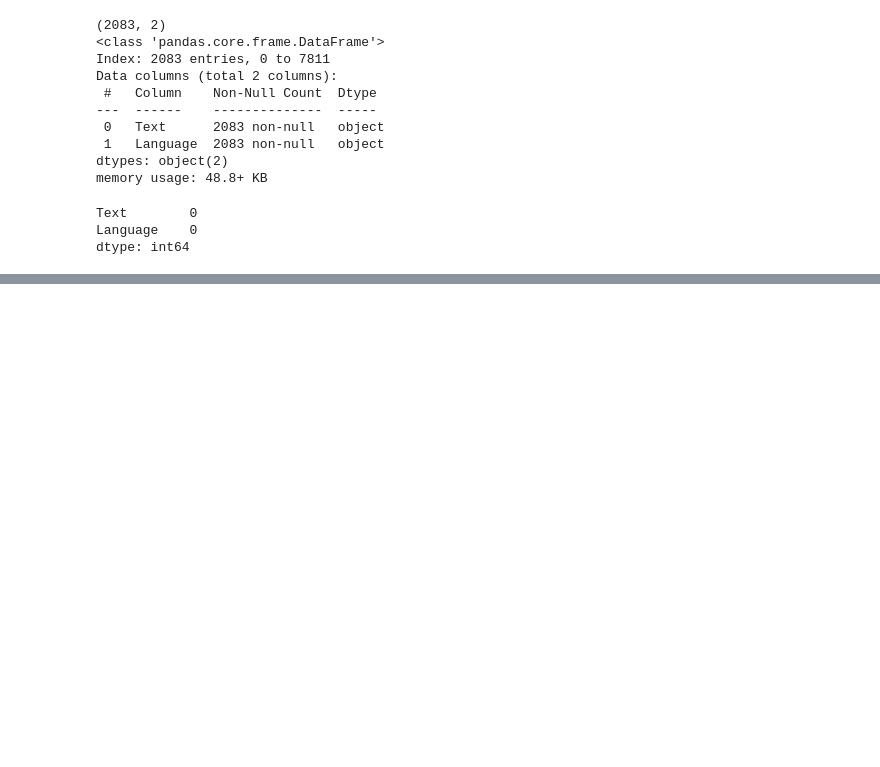
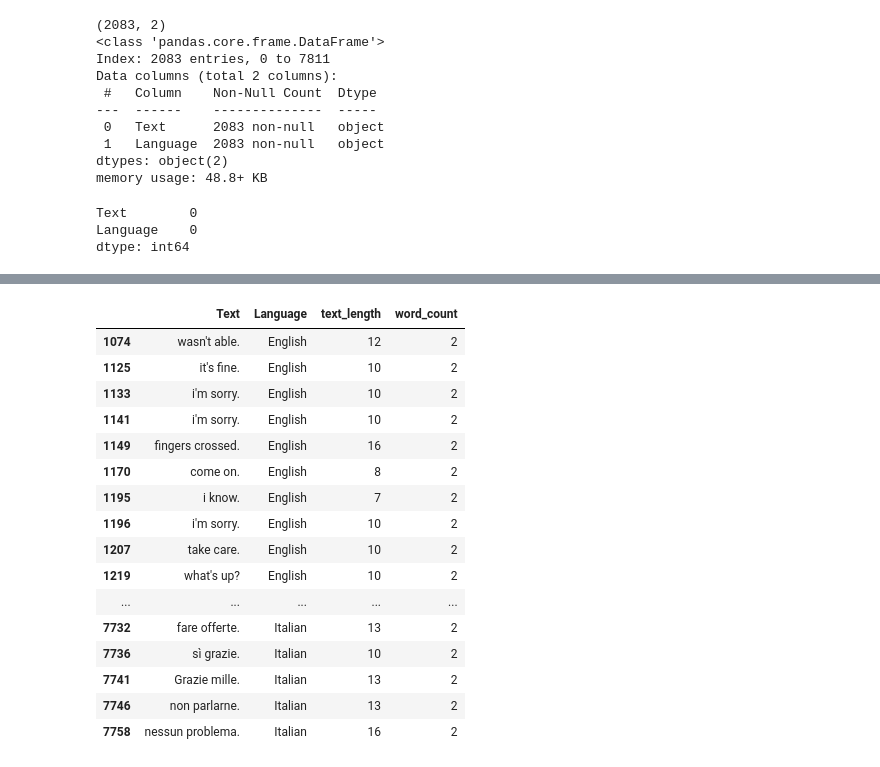
Before and after one commit to Simone-Smaldore/Language-Classifier, a Jupyter notebook: Data_cleaning.ipynb, the cells around one changed output, grey strips where cells are left out. Drawn from its saved outputs; the diff is of its cells as text; code cells hidden in the pictures; blank space fills up the shorter version.

```diff
--- a/Data_cleaning.ipynb
+++ b/Data_cleaning.ipynb
@@ -40,0 +73,20 @@ Name: Text, dtype: object
+# %%
+df_iteng[df_iteng['word_count'] == 2].style
+# %% [output]
+|  | Text | Language | text_length | word_count |
+| 1074 | wasn't able. | English | 12 | 2 |
+| 1125 | it's fine. | English | 10 | 2 |
+| 1133 | i'm sorry. | English | 10 | 2 |
+| 1141 | i'm sorry. | English | 10 | 2 |
+| 1149 | fingers crossed. | English | 16 | 2 |
+| 1170 | come on. | English | 8 | 2 |
+| 1195 | i know. | English | 7 | 2 |
+| 1196 | i'm sorry. | English | 10 | 2 |
+| 1207 | take care. | English | 10 | 2 |
+| 1219 | what's up? | English | 10 | 2 |
+| ... | ... | ... | ... | ... |
+| 7732 | fare offerte. | Italian | 13 | 2 |
+| 7736 | sì grazie. | Italian | 10 | 2 |
+| 7741 | Grazie mille. | Italian | 13 | 2 |
+| 7746 | non parlarne. | Italian | 13 | 2 |
+| 7758 | nessun problema. | Italian | 16 | 2 |
```
Also changed, not shown: parts of 6 cells of this notebook, 3 other files.
